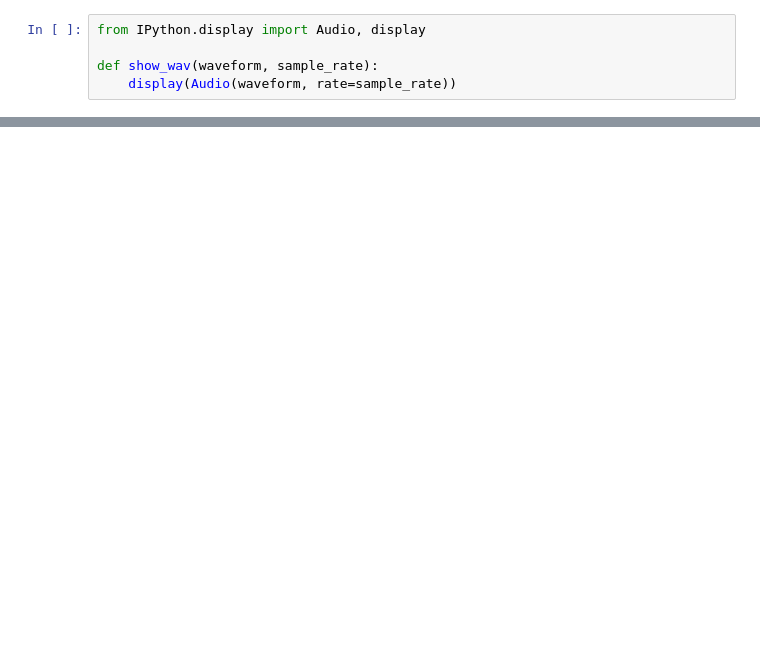
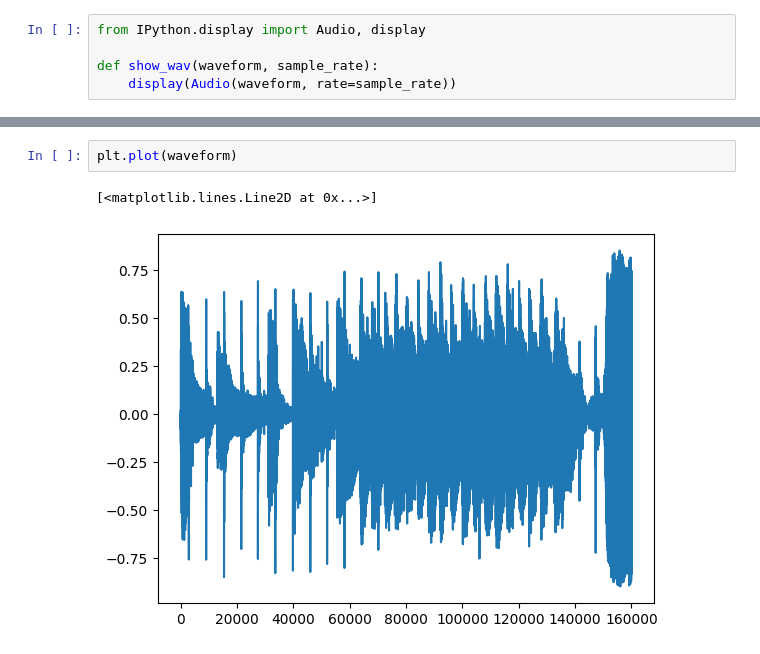
Before and after one commit to benjxia/LDMG, a Jupyter notebook: model/test.ipynb, the cells around one changed output, grey strips where cells are left out. Saved outputs shown, nothing was run; the diff lists cells and outputs as text; blank space fills up the shorter version.

```diff
--- a/model/test.ipynb
+++ b/model/test.ipynb
@@ -565,0 +617,5 @@ show_wav(waveform, sample_rate)
+# %%
+plt.plot(waveform)
+# %% [output]
+[<matplotlib.lines.Line2D at 0x...>]
+[figure, added]
```
Also changed, not shown: parts of 13 cells of this notebook, 1 other file.
